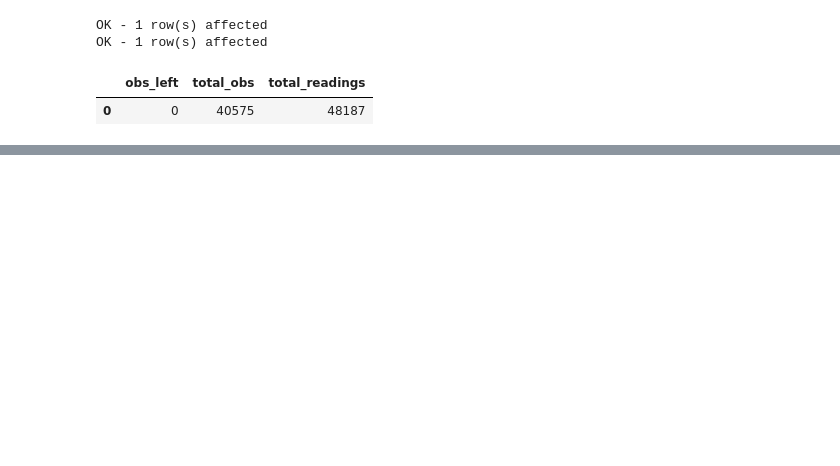
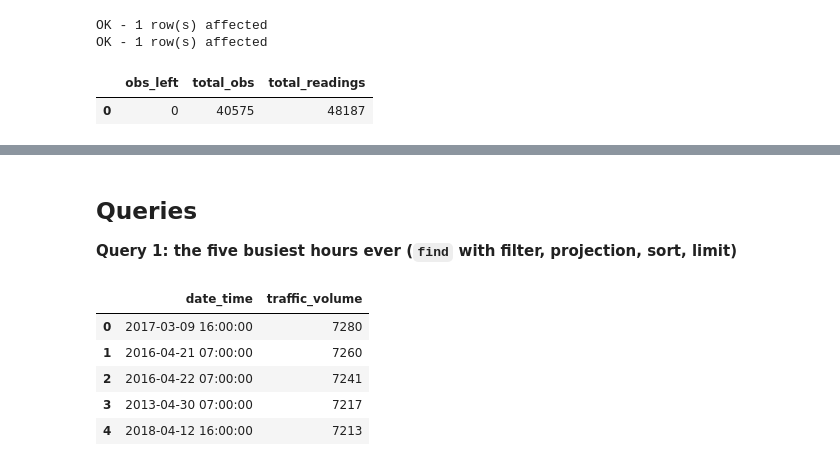
Before and after one commit to Akinloye3264/machine_learning_pipeline_formative-one, a Jupyter notebook: database/scripts/trafficsnotebook.ipynb, the cells around one changed output, grey strips where cells are left out. Drawn from its saved outputs; the diff is of its cells as text; code cells hidden in the pictures; blank space fills up the shorter version.

```diff
--- a/database/scripts/trafficsnotebook.ipynb
+++ b/database/scripts/trafficsnotebook.ipynb
@@ -354,0 +490,17 @@ OK - 1 row(s) affected
+# %% [markdown]
+## Queries
+
+**Query 1: the five busiest hours ever (`find` with filter, projection, sort, limit)**
+# %%
+pd.DataFrame(list(
+    col.find({"traffic_volume": {"$gt": 7000}}, {"_id": 0, "date_time": 1, "traffic_volume": 1})
+       .sort("traffic_volume", -1)
+       .limit(5)
+))
+# %% [output]
+|  | date_time | traffic_volume |
+| 0 | 2017-03-09 16:00:00 | 7280 |
+| 1 | 2016-04-21 07:00:00 | 7260 |
+| 2 | 2016-04-22 07:00:00 | 7241 |
+| 3 | 2013-04-30 07:00:00 | 7217 |
+| 4 | 2018-04-12 16:00:00 | 7213 |
```
Also changed, not shown: parts of 38 cells of this notebook, 2 other files.
